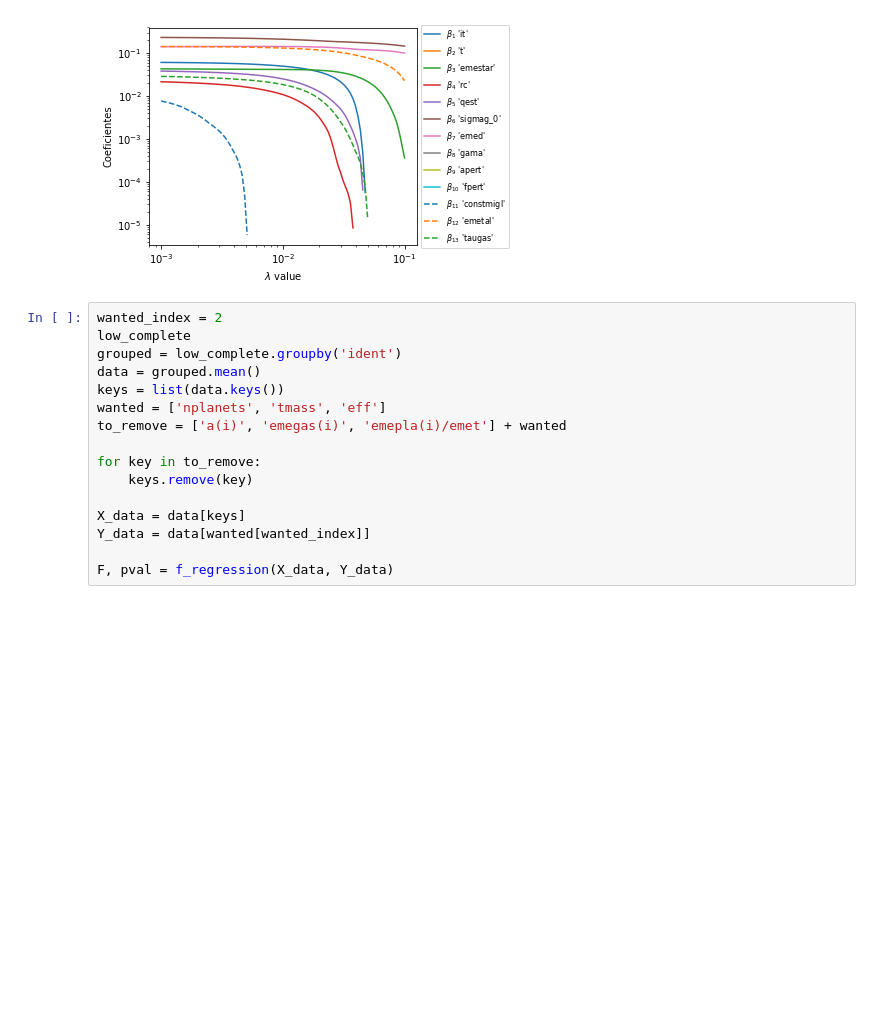
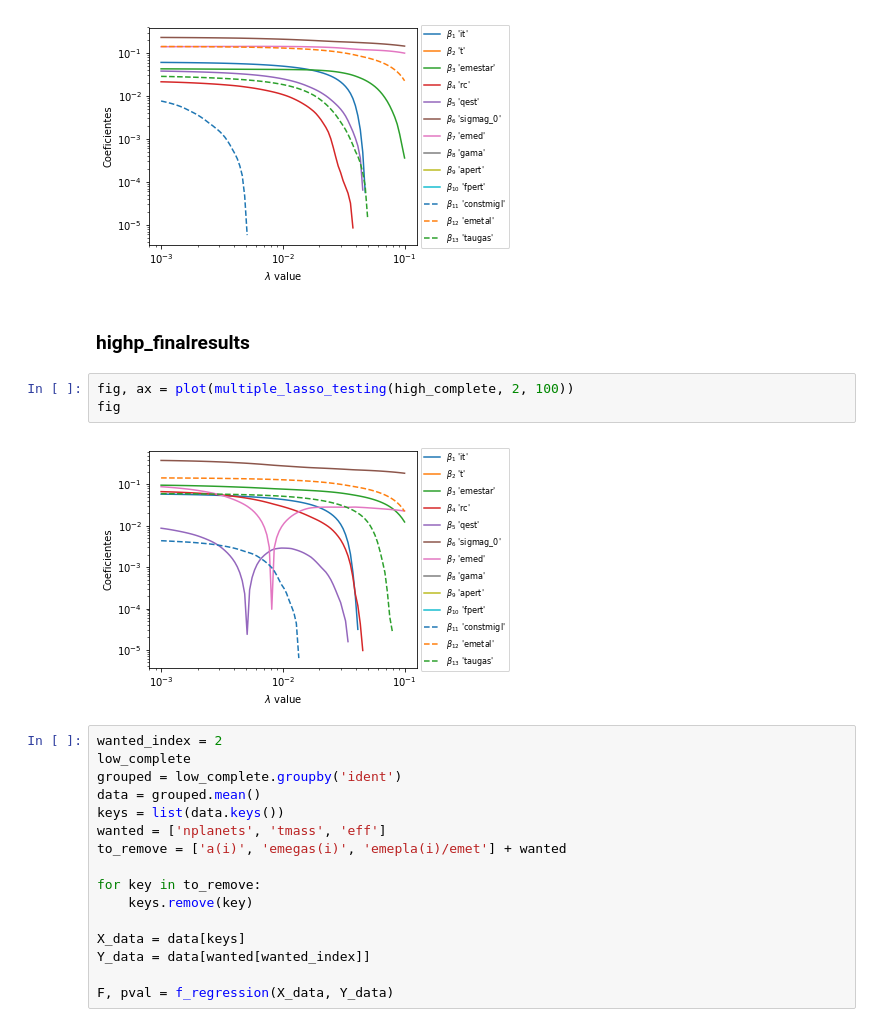
Before and after one commit to jsbarbosa/JuanBarbosa_Tarea3, a Jupyter notebook: Unify.ipynb, the cells around one changed output. Cells and saved outputs as stored; diff of their text form; blank space fills up the shorter version.

```diff
--- a/Unify.ipynb
+++ b/Unify.ipynb
@@ -138,6 +161,13 @@ fig, ax = plot(multiple_lasso_testing(low_complete, 2, 100))
 fig
 # %% [output]
 [figure]
+# %% [markdown]
+### highp_finalresults
+# %%
+fig, ax = plot(multiple_lasso_testing(high_complete, 2, 100))
+fig
+# %% [output]
+[figure, added]
 # %%
 wanted_index = 2
 low_complete
```
Also changed, not shown: parts of 12 cells of this notebook.
